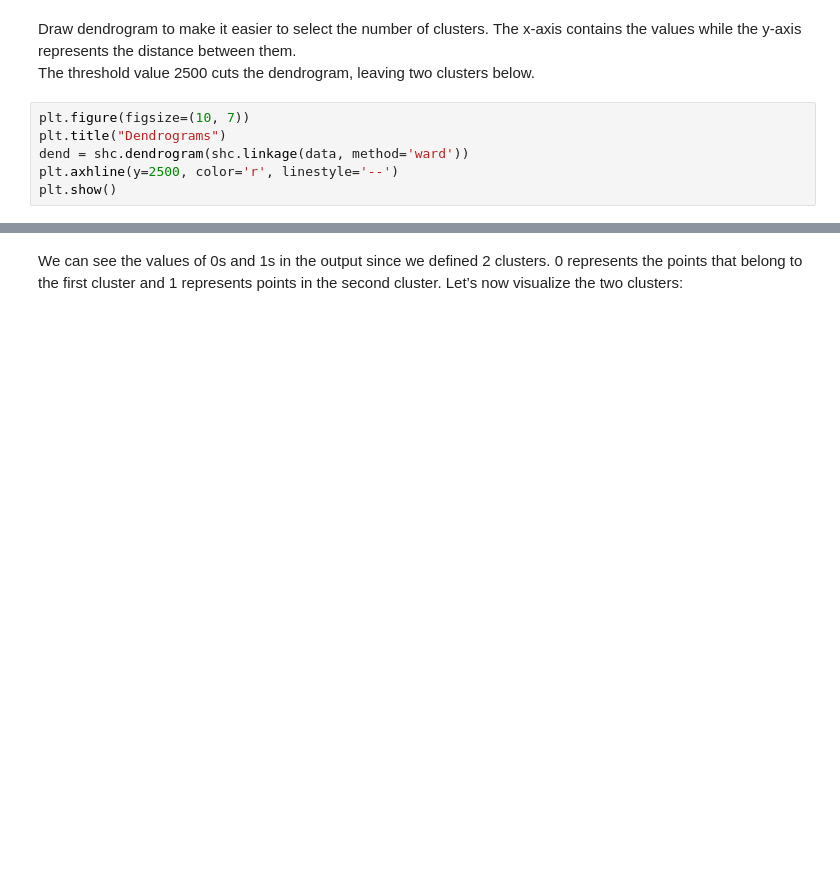
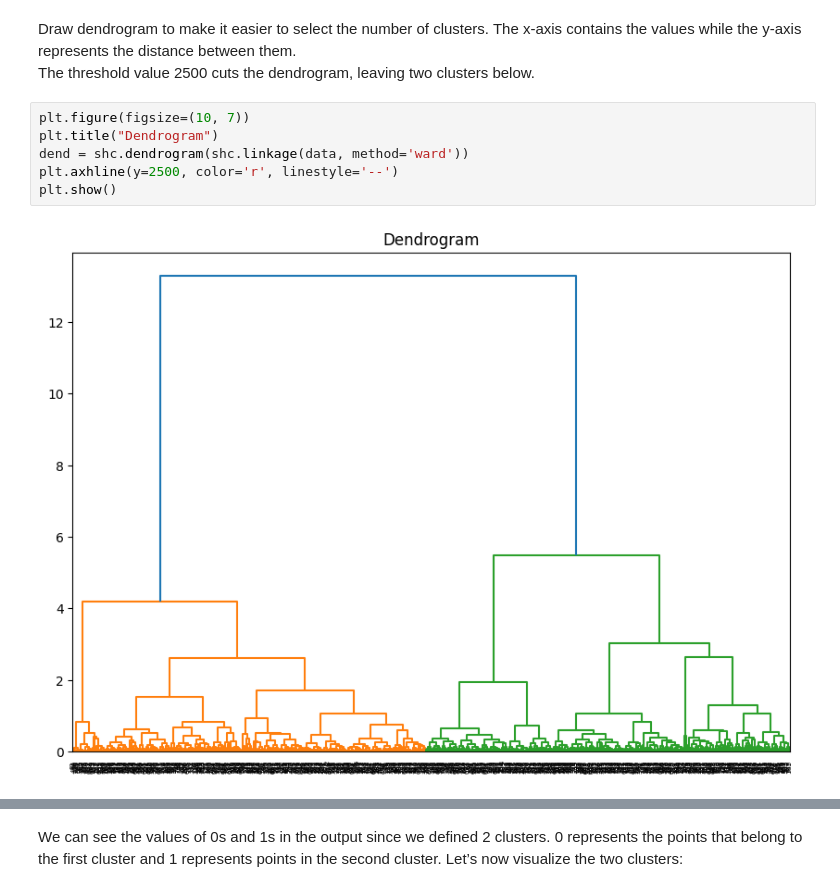
Before and after one commit to glorytiger/tek305_exam_h2021, a Jupyter notebook: problem_2.ipynb, the cells around one changed output, grey strips where cells are left out. Saved outputs shown, nothing was run; the diff lists cells and outputs as text; blank space fills up the shorter version.

```diff
--- a/problem_2.ipynb
+++ b/problem_2.ipynb
@@ -156,10 +191,12 @@ Draw dendrogram to make it easier to select the number of clusters. The x-axis c
 The threshold value 2500 cuts the dendrogram, leaving two clusters below.
 # %%
 plt.figure(figsize=(10, 7))
-plt.title("Dendrograms")
+plt.title("Dendrogram")
 dend = shc.dendrogram(shc.linkage(data, method='ward'))
 plt.axhline(y=2500, color='r', linestyle='--')
 plt.show()
+# %% [output]
+[figure, added]
 # %%
 cluster = AgglomerativeClustering(n_clusters=2, affinity='euclidean', linkage='ward')
 cluster.fit_predict(data)
```
Also changed, not shown: parts of 11 cells of this notebook.
